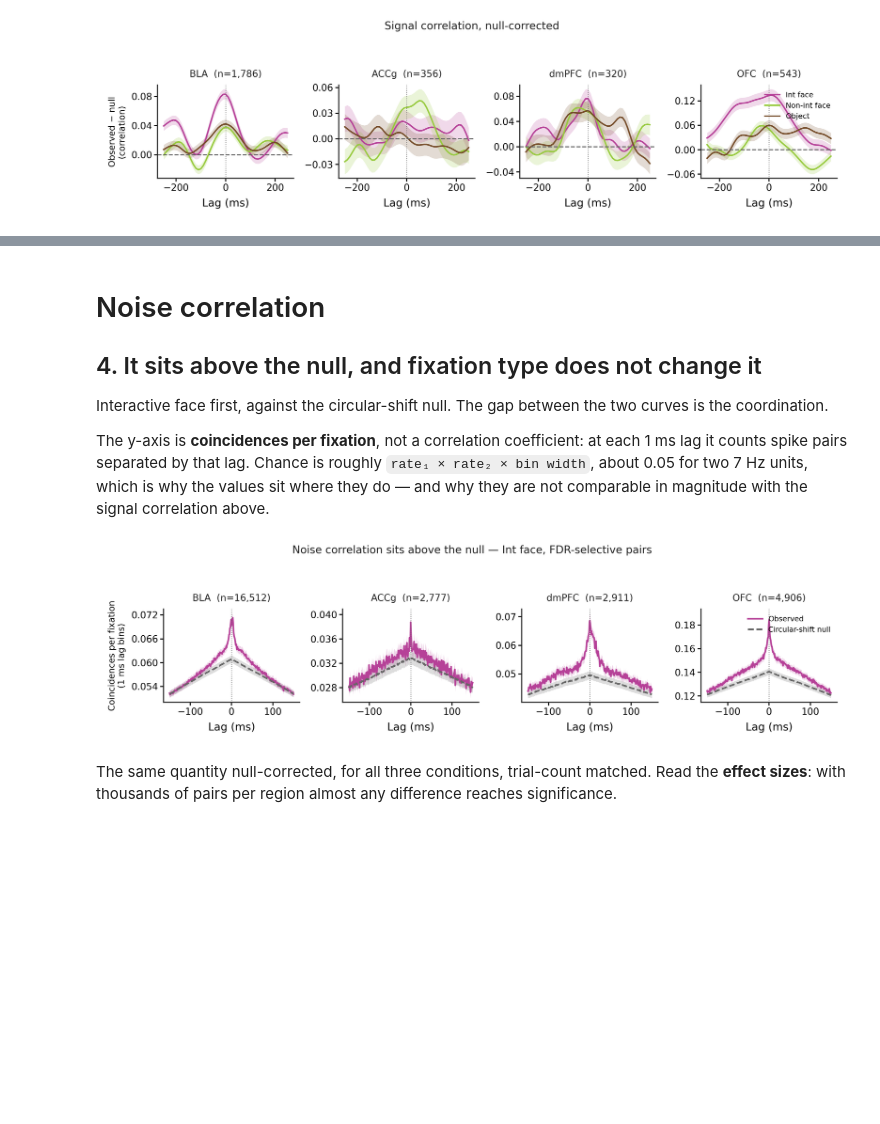
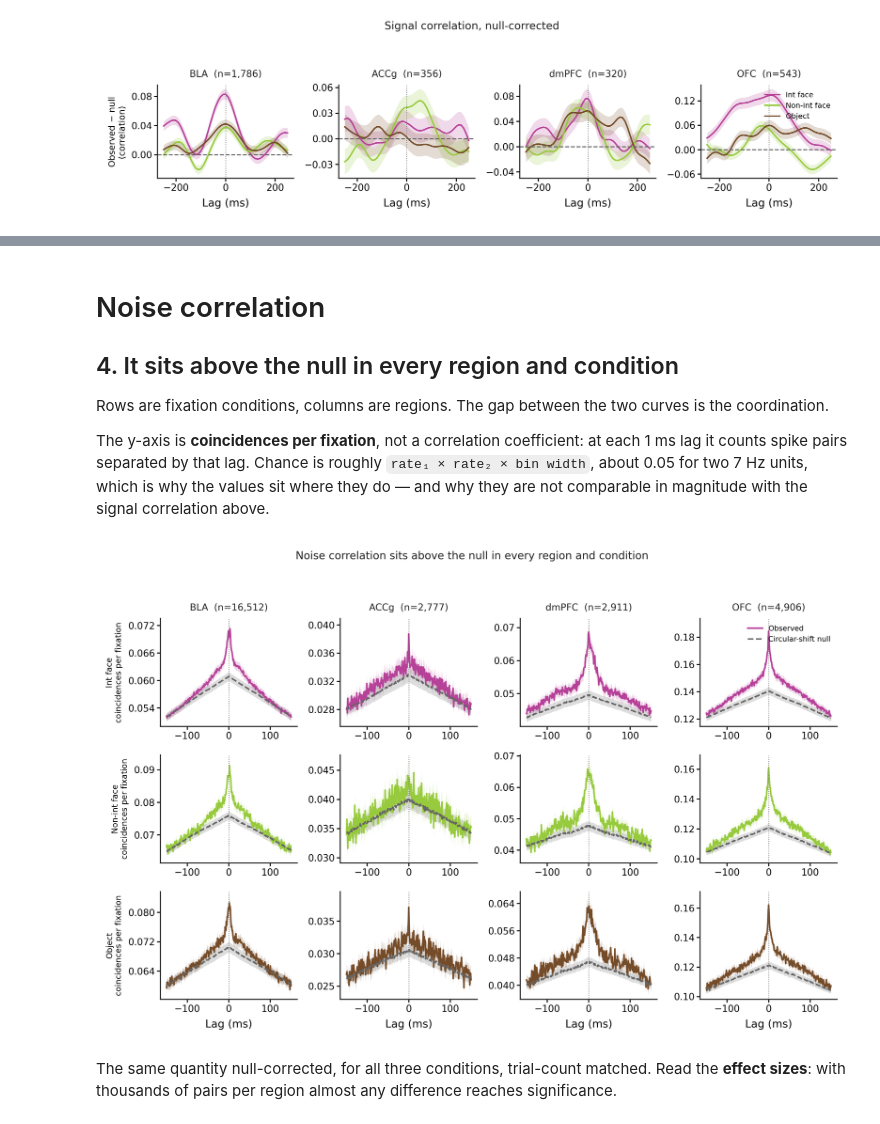
Before and after one commit to gprabaha/dal_monte_2022_analysis, a Jupyter notebook: notebooks/pair_correlation_overview/pair_correlation_overview.ipynb, the cells around one changed output, grey strips where cells are left out. Saved outputs shown, nothing was run; the diff lists cells and outputs as text; code cells hidden in the pictures; blank space fills up the shorter version.

```diff
--- a/notebooks/pair_correlation_overview/pair_correlation_overview.ipynb
+++ b/notebooks/pair_correlation_overview/pair_correlation_overview.ipynb
@@ -175,9 +174,9 @@ display(
 # %% [markdown]
 # Noise correlation
 
-## 4. It sits above the null, and fixation type does not change it
+## 4. It sits above the null in every region and condition
 
-Interactive face first, against the circular-shift null. The gap between the two
+Rows are fixation conditions, columns are regions. The gap between the two
 curves is the coordination.
 
 The y-axis is **coincidences per fixation**, not a correlation coefficient: at
@@ -186,10 +185,10 @@ each 1 ms lag it counts spike pairs separated by that lag. Chance is roughly
 values sit where they do — and why they are not comparable in magnitude with the
 signal correlation above.
 # %%
-fig, paths = viz.plot_noise_above_null(noise_traces, figs, condition="face_interactive")
+fig, paths = viz.plot_noise_above_null(noise_traces, figs)
 display(Image(filename=str(paths["png"])))
 # %% [output]
-[figure, old version]
+[figure, new version]
 # %% [markdown]
 The same quantity null-corrected, for all three conditions, trial-count matched.
 Read the **effect sizes**: with thousands of pairs per region almost any
```
Also changed, not shown: parts of 5 cells of this notebook, 4 other files.
